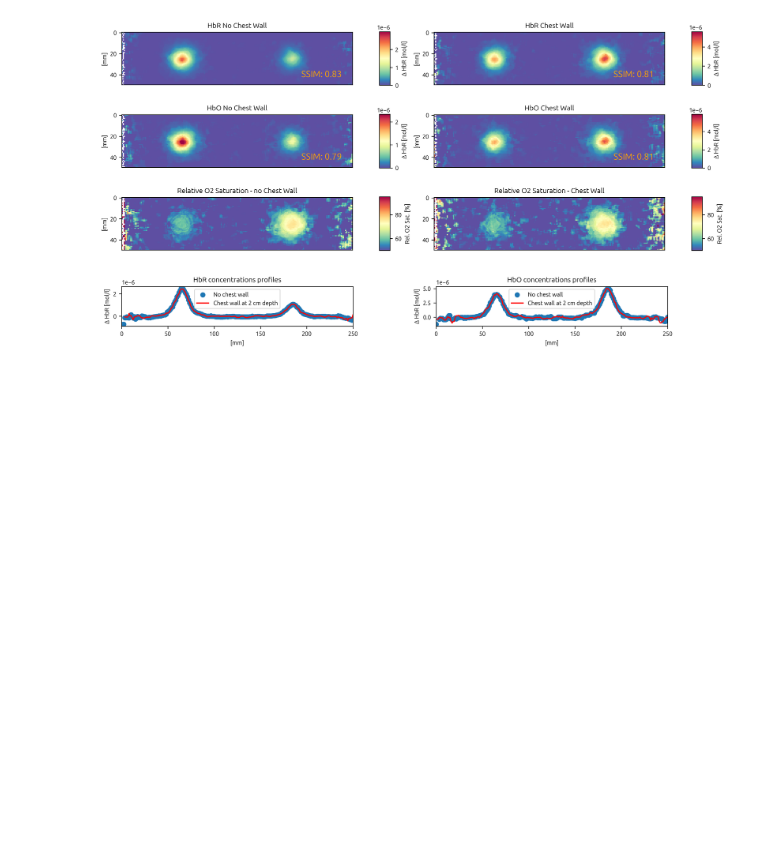
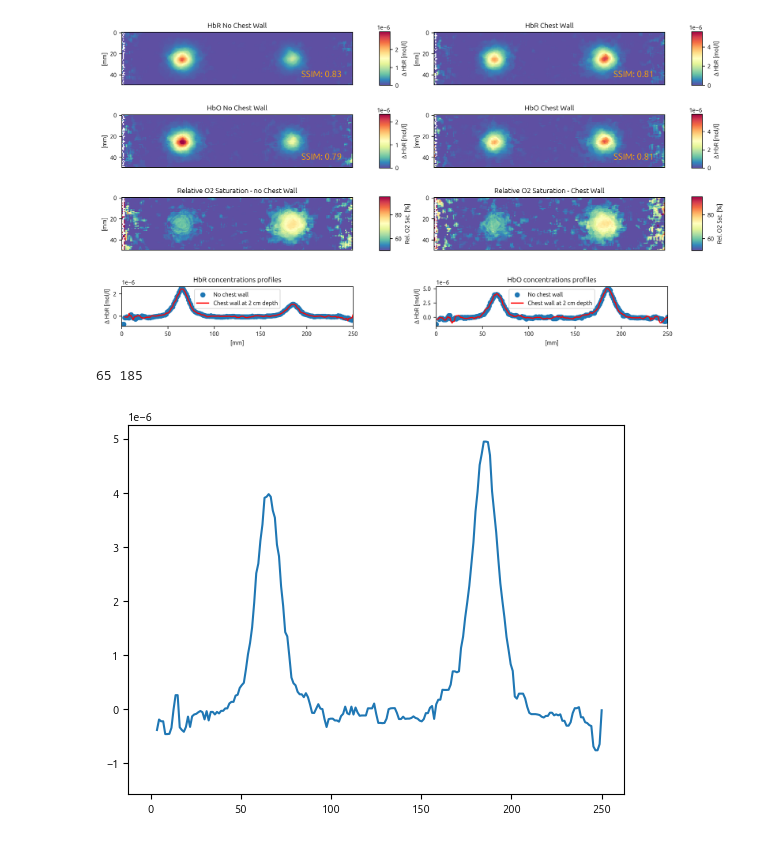
Before and after one commit to nicocarbone/MamoRefCodePublic, a Jupyter notebook: MamoRefRecon2D_MC_Chest.ipynb, the cells around one changed output. Cells and saved outputs as stored; diff of their text form; code cells hidden in the pictures; blank space fills up the shorter version.

```diff
--- a/MamoRefRecon2D_MC_Chest.ipynb
+++ b/MamoRefRecon2D_MC_Chest.ipynb
@@ -590,3 +590,11 @@ plt.show()
 # %% [output]
 6.641129637552077e-07 7.033342276089754e-07
 [figure]
+# %%
+plt.plot(x_scale, prof_HbO_noCW)
+xPosInc1 = round(x_scale[np.nanargmax(prof_HbO_noCW[0:100])])
+xPosInc2 = round(x_scale[150+np.nanargmax(prof_HbO_noCW[150:240])])
+print(xPosInc1, xPosInc2)
+# %% [output]
+65 185
+[figure, added]
```
Also changed, not shown: parts of 2 cells of this notebook, 1 other file.
